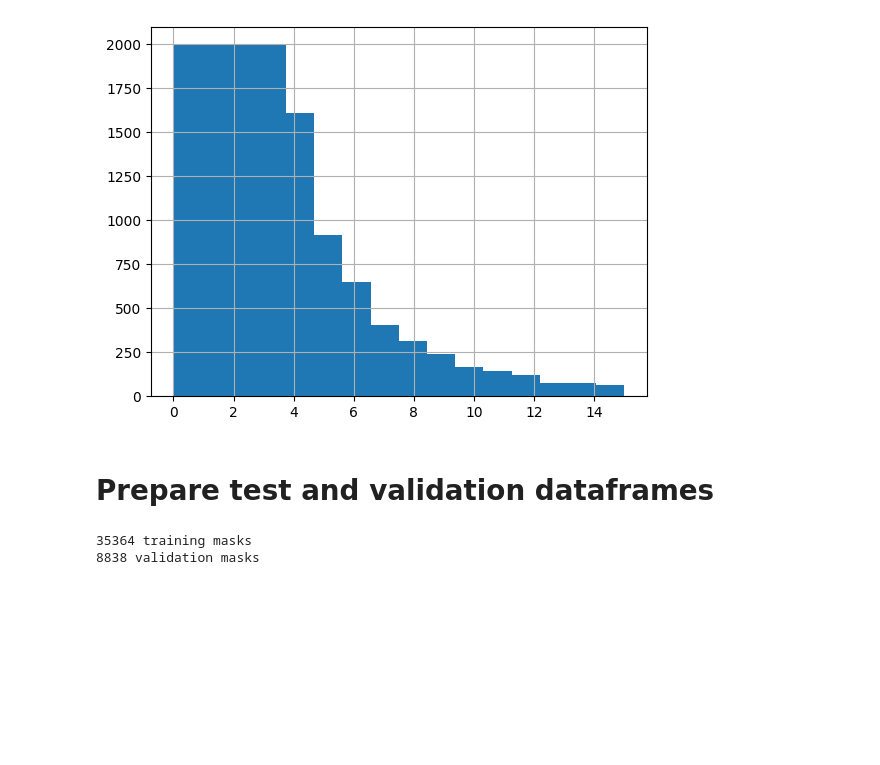
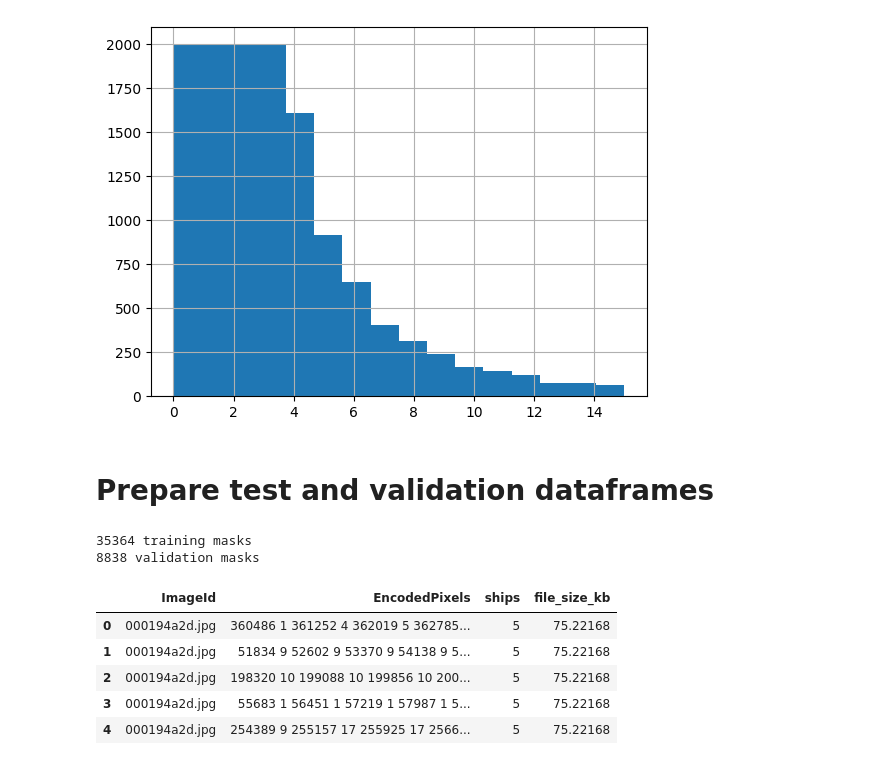
Before and after one commit to Strider0531/Airbus-semantic-segmentation, a Jupyter notebook: Preparing_train_test_frames.ipynb, the cells around one changed output. Saved outputs shown, nothing was run; the diff lists cells and outputs as text; code cells hidden in the pictures; blank space fills up the shorter version.

```diff
--- a/Preparing_train_test_frames.ipynb
+++ b/Preparing_train_test_frames.ipynb
@@ -79,3 +79,12 @@ print(valid_df.shape[0], 'validation masks')
 # %% [output]
 35364 training masks
 8838 validation masks
+# %%
+train_df.head()
+# %% [output]
+|  | ImageId | EncodedPixels | ships | file_size_kb |
+| 0 | 000194a2d.jpg | 360486 1 361252 4 362019 5 362785... | 5 | 75.22168 |
+| 1 | 000194a2d.jpg | 51834 9 52602 9 53370 9 54138 9 5... | 5 | 75.22168 |
+| 2 | 000194a2d.jpg | 198320 10 199088 10 199856 10 200... | 5 | 75.22168 |
+| 3 | 000194a2d.jpg | 55683 1 56451 1 57219 1 57987 1 5... | 5 | 75.22168 |
+| 4 | 000194a2d.jpg | 254389 9 255157 17 255925 17 2566... | 5 | 75.22168 |
```
Also changed, not shown: parts of 1 cell of this notebook, 13 other files.
